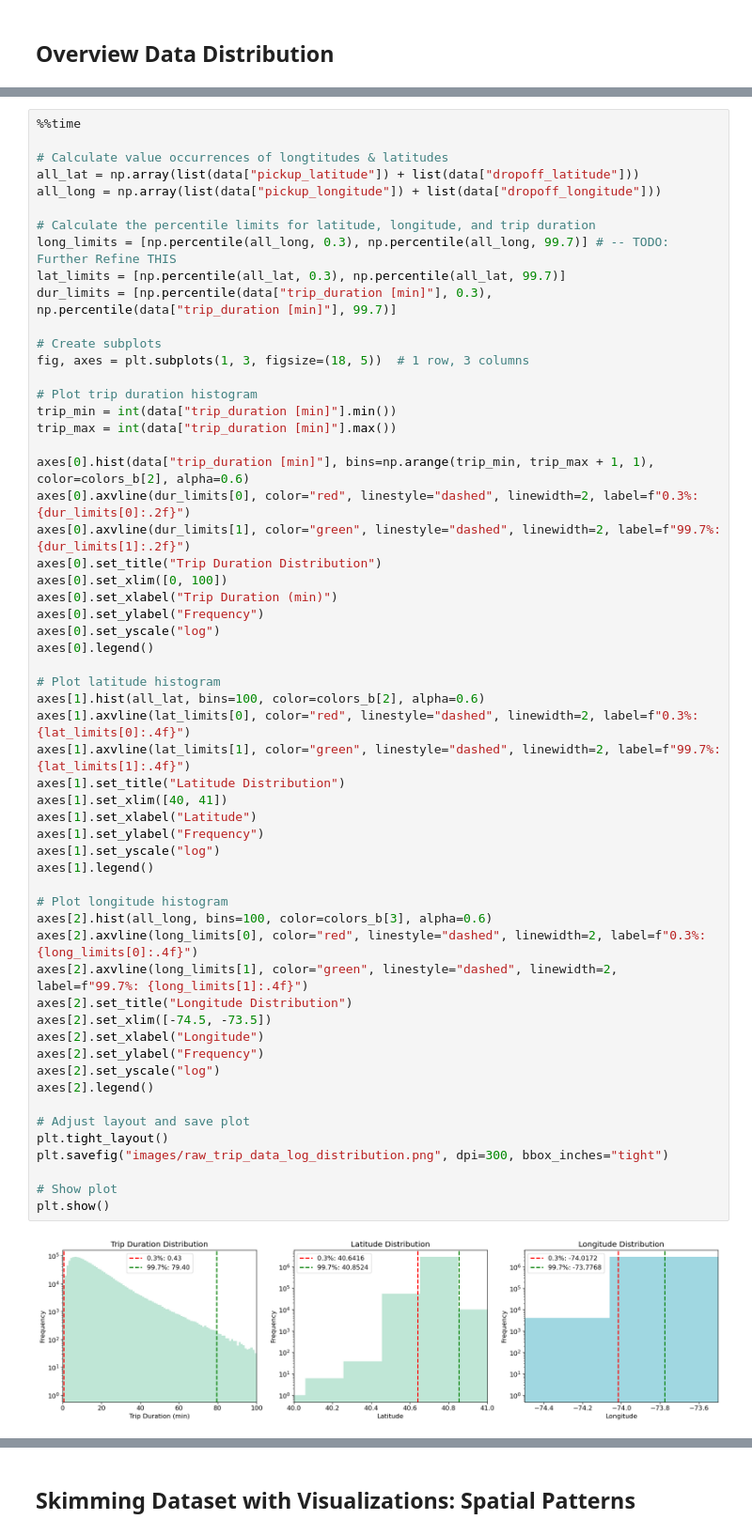
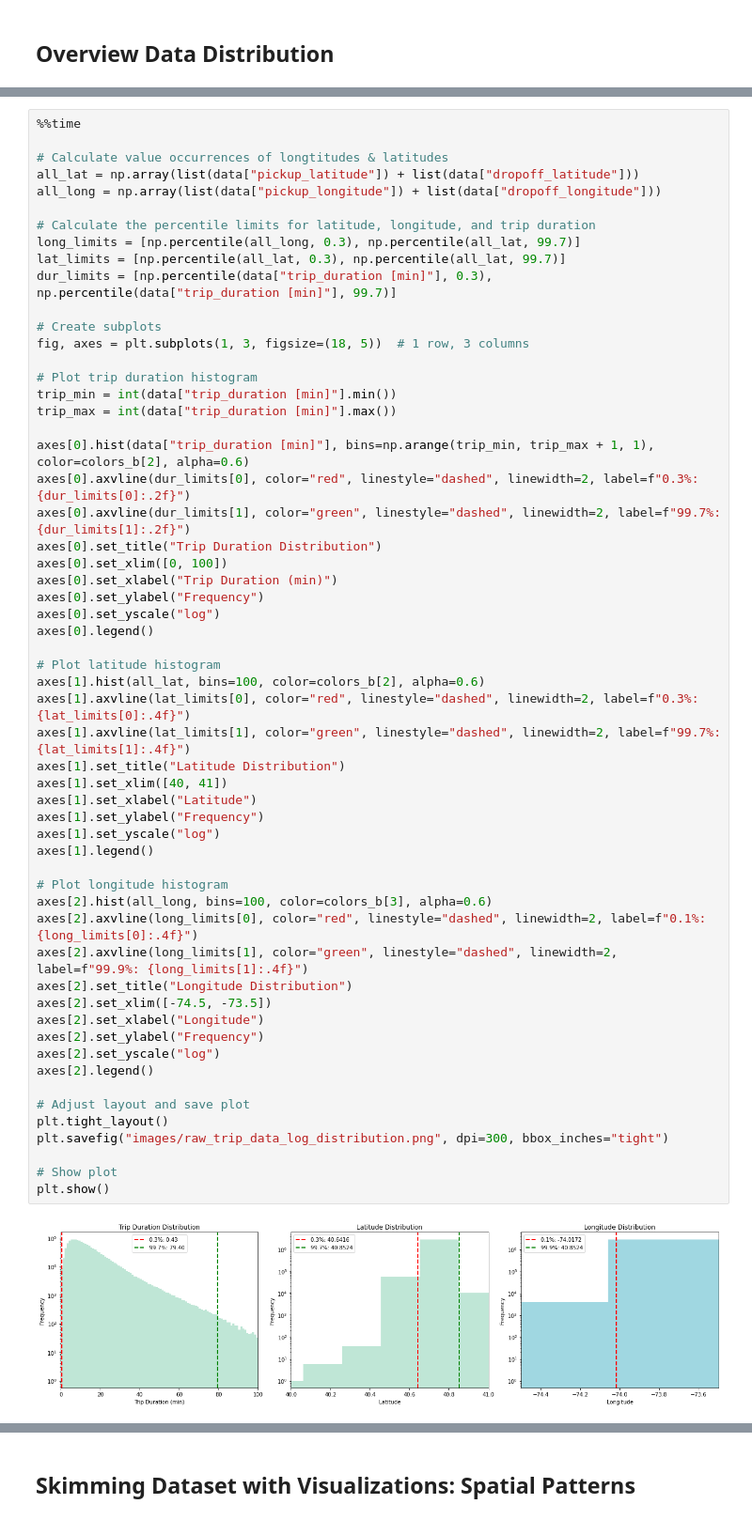
Before and after one commit to Qi-YOU/CEGE0042-STDM, a Jupyter notebook: eda.ipynb, the cells around one changed output, grey strips where cells are left out. Shown at 94% size. Cells and saved outputs as stored; diff of their text form.

```diff
--- a/eda.ipynb
+++ b/eda.ipynb
@@ -170,7 +170,7 @@ all_lat = np.array(list(data["pickup_latitude"]) + list(data["dropoff_latitude"]
 all_long = np.array(list(data["pickup_longitude"]) + list(data["dropoff_longitude"]))
 
 # Calculate the percentile limits for latitude, longitude, and trip duration
-long_limits = [np.percentile(all_long, 0.3), np.percentile(all_long, 99.7)] # -- TODO: Further Refine THIS
+long_limits = [np.percentile(all_long, 0.3), np.percentile(all_lat, 99.7)]
 lat_limits = [np.percentile(all_lat, 0.3), np.percentile(all_lat, 99.7)]
 dur_limits = [np.percentile(data["trip_duration [min]"], 0.3), np.percentile(data["trip_duration [min]"], 99.7)]
 
@@ -191,33 +191,33 @@ axes[0].set_ylabel("Frequency")
 axes[0].set_yscale("log")
 axes[0].legend()
 
 # Plot latitude histogram
 axes[1].hist(all_lat, bins=100, color=colors_b[2], alpha=0.6)
 axes[1].axvline(lat_limits[0], color="red", linestyle="dashed", linewidth=2, label=f"0.3%: {lat_limits[0]:.4f}")
 axes[1].axvline(lat_limits[1], color="green", linestyle="dashed", linewidth=2, label=f"99.7%: {lat_limits[1]:.4f}")
 axes[1].set_title("Latitude Distribution")
 axes[1].set_xlim([40, 41])
 axes[1].set_xlabel("Latitude")
 axes[1].set_ylabel("Frequency")
 axes[1].set_yscale("log")
 axes[1].legend()
 
 # Plot longitude histogram
 axes[2].hist(all_long, bins=100, color=colors_b[3], alpha=0.6)
-axes[2].axvline(long_limits[0], color="red", linestyle="dashed", linewidth=2, label=f"0.3%: {long_limits[0]:.4f}")
-axes[2].axvline(long_limits[1], color="green", linestyle="dashed", linewidth=2, label=f"99.7%: {long_limits[1]:.4f}")
+axes[2].axvline(long_limits[0], color="red", linestyle="dashed", linewidth=2, label=f"0.1%: {long_limits[0]:.4f}")
+axes[2].axvline(long_limits[1], color="green", linestyle="dashed", linewidth=2, label=f"99.9%: {long_limits[1]:.4f}")
 axes[2].set_title("Longitude Distribution")
 axes[2].set_xlim([-74.5, -73.5])
 axes[2].set_xlabel("Longitude")
 axes[2].set_ylabel("Frequency")
 axes[2].set_yscale("log")
 axes[2].legend()
 
 # Adjust layout and save plot
 plt.tight_layout()
 plt.savefig("images/raw_trip_data_log_distribution.png", dpi=300, bbox_inches="tight")
 
 # Show plot
 plt.show()
 # %% [output]
-[figure, old version]
+[figure, new version]
```
Also changed, not shown: parts of 30 cells of this notebook.
